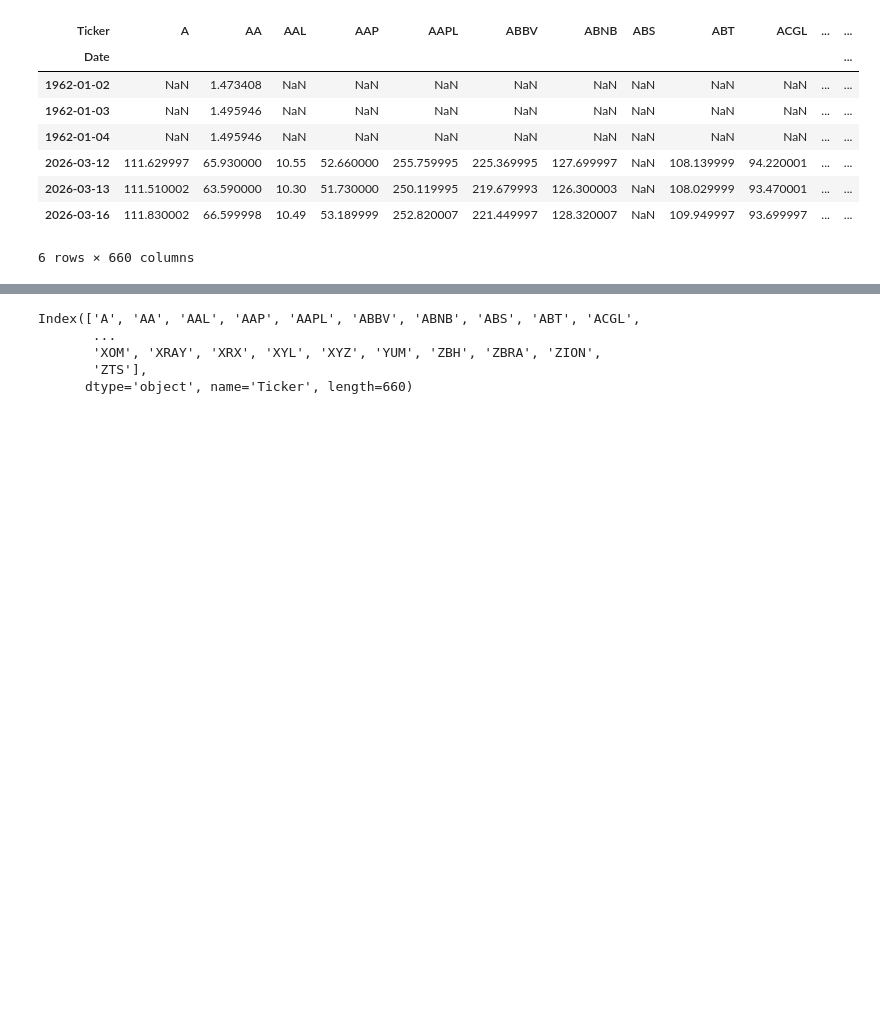
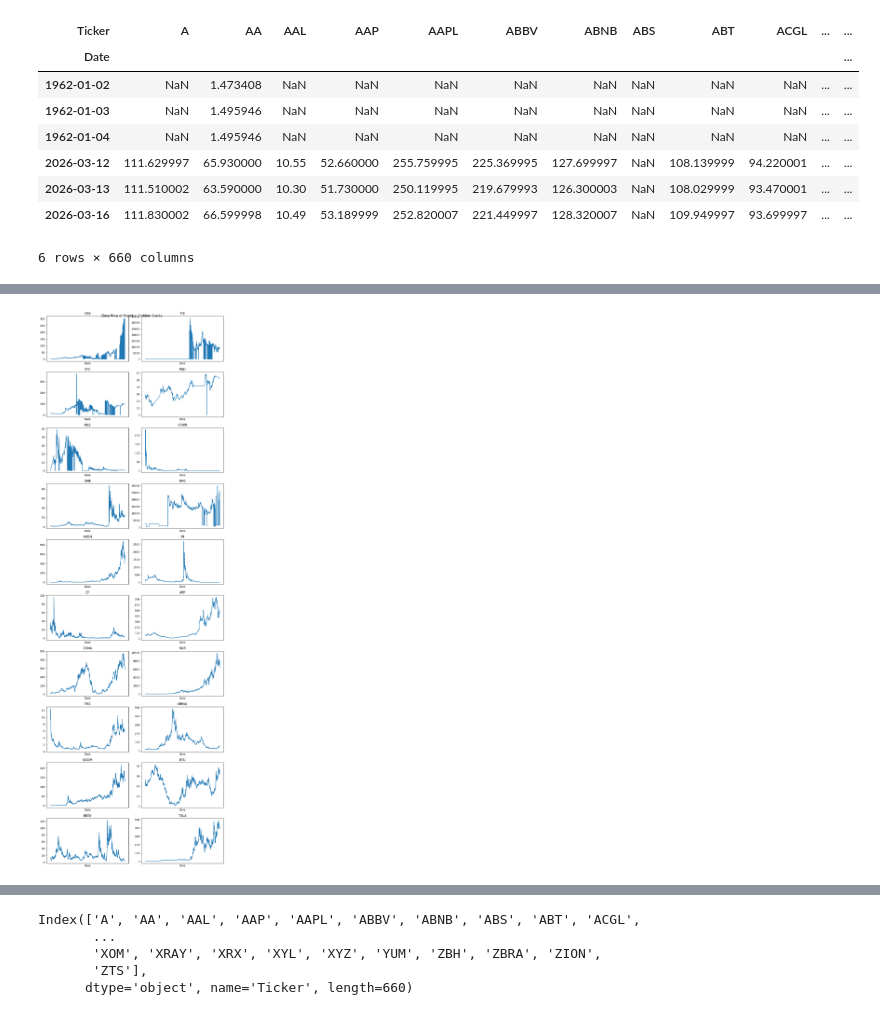
Before and after one commit to JamieW365/trading_algos, a Jupyter notebook: notebooks/optimization/time_diversification.ipynb, the cells around one changed output, grey strips where cells are left out. Saved outputs shown, nothing was run; the diff lists cells and outputs as text; code cells hidden in the pictures; blank space fills up the shorter version.

Commit message:
Identifying problematic stocks

```diff
--- a/notebooks/optimization/time_diversification.ipynb
+++ b/notebooks/optimization/time_diversification.ipynb
@@ -63,0 +113,17 @@ ht(df_prices)
+# %%
+problem_stocks = ((df_prices / df_prices.shift(252)) - 1).std().sort_values(ascending=False).head(20).index
+# %%
+fig, ax = plt.subplots(10,2,figsize=(10, 30), tight_layout=True)
+
+fig.suptitle('Close Price of Potential Problem Stocks')
+
+for i, stock in enumerate(problem_stocks):
+
+    ax_p = ax[int(((i*10)/ len(problem_stocks))), i%2]
+    ax_p.set_title(stock)
+    ax_p.set_xticks([])
+    ax_p.set_xlabel('')
+    ax_p.set_ylabel('')
+    df_prices[df_prices[stock].notna()][stock].plot(ax=ax_p)
+# %% [output]
+[figure, added]
```
Also changed, not shown: parts of 24 cells of this notebook.
